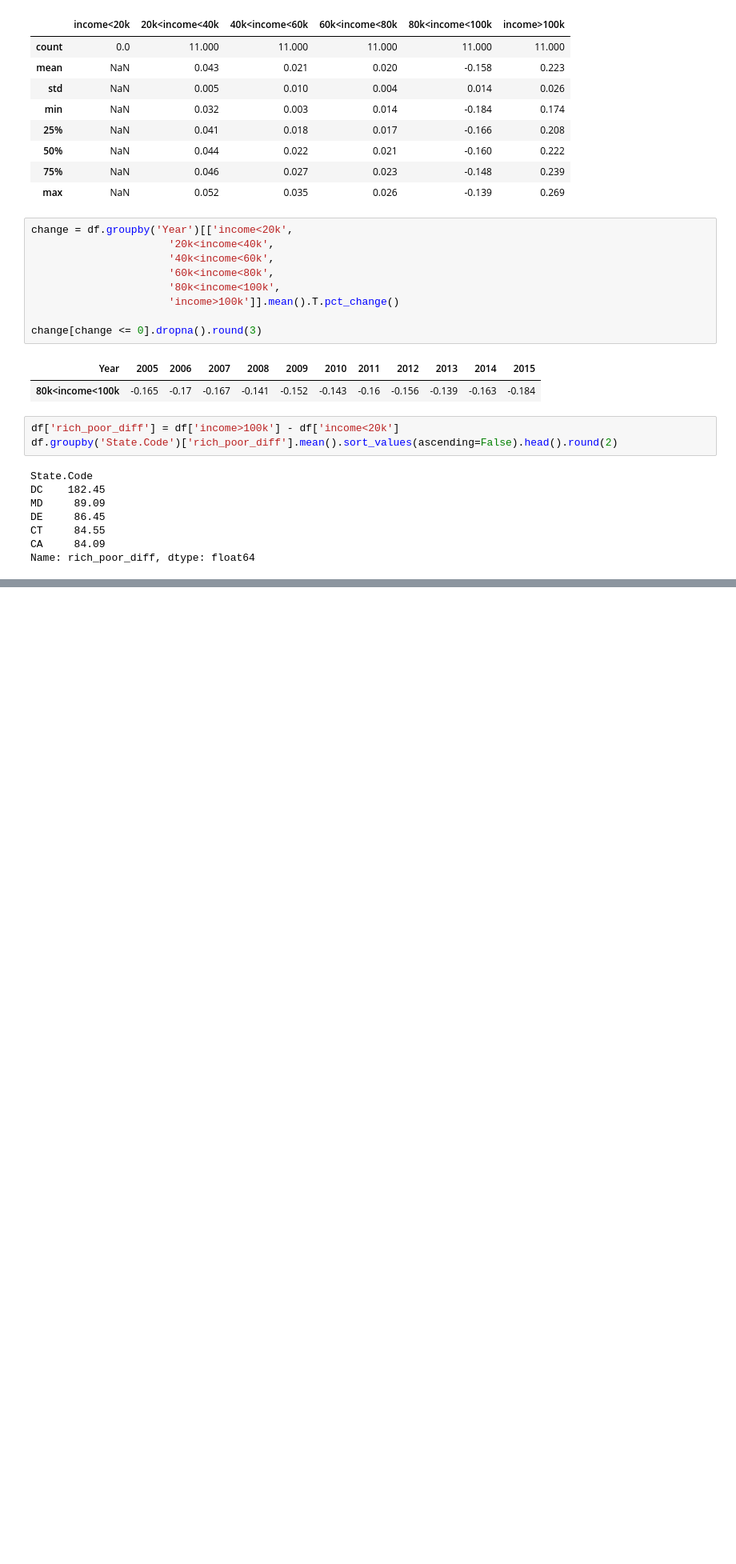
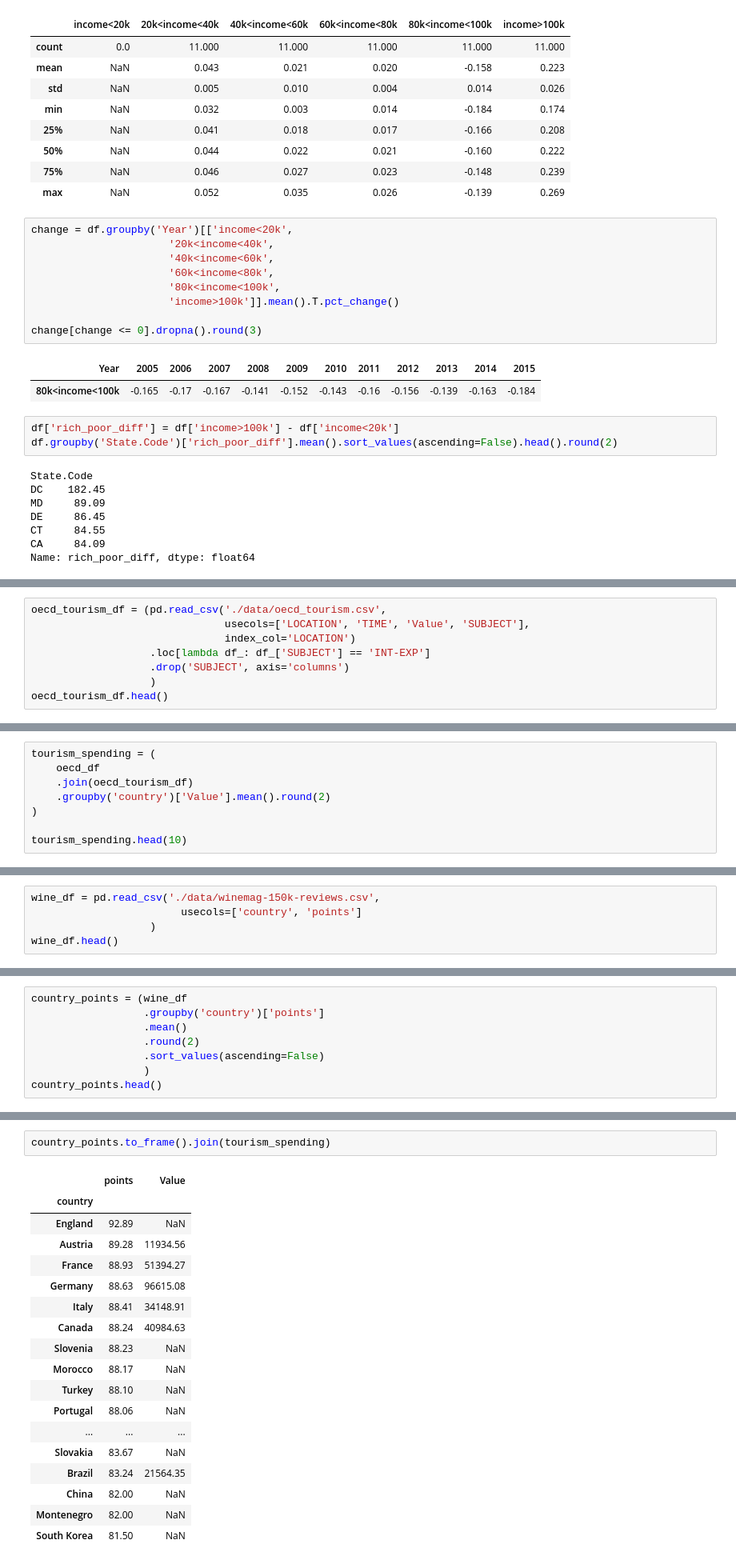
Before and after one commit to valatwork/excel-with-python-and-r, a Jupyter notebook: project/011P-workout-7.ipynb, the cells around one changed output, grey strips where cells are left out. Shown at 80% size. Drawn from its saved outputs; the diff is of its cells as text; blank space fills up the shorter version.

```diff
--- a/project/011P-workout-7.ipynb
+++ b/project/011P-workout-7.ipynb
@@ -421,0 +548,8 @@ Name: rich_poor_diff, dtype: float64
+# %%
+oecd_tourism_df = (pd.read_csv('./data/oecd_tourism.csv',
+                               usecols=['LOCATION', 'TIME', 'Value', 'SUBJECT'],
+                               index_col='LOCATION')
+                   .loc[lambda df_: df_['SUBJECT'] == 'INT-EXP']
+                   .drop('SUBJECT', axis='columns')
+                   )
+oecd_tourism_df.head()
@@ -421,0 +567,8 @@ Name: rich_poor_diff, dtype: float64
+# %%
+tourism_spending = (
+    oecd_df
+    .join(oecd_tourism_df)
+    .groupby('country')['Value'].mean().round(2)
+)
+
+tourism_spending.head(10)
@@ -421,0 +590,5 @@ Name: rich_poor_diff, dtype: float64
+# %%
+wine_df = pd.read_csv('./data/winemag-150k-reviews.csv',
+                        usecols=['country', 'points']
+                   )
+wine_df.head()
@@ -421,0 +604,8 @@ Name: rich_poor_diff, dtype: float64
+# %%
+country_points = (wine_df
+                  .groupby('country')['points']
+                  .mean()
+                  .round(2)
+                  .sort_values(ascending=False)
+                  )
+country_points.head()
@@ -421,0 +626,21 @@ Name: rich_poor_diff, dtype: float64
+# %%
+country_points.to_frame().join(tourism_spending)
+# %% [output]
+|  | points | Value |
+| country |  |  |
+| England | 92.89 | NaN |
+| Austria | 89.28 | 11934.56 |
+| France | 88.93 | 51394.27 |
+| Germany | 88.63 | 96615.08 |
+| Italy | 88.41 | 34148.91 |
+| Canada | 88.24 | 40984.63 |
+| Slovenia | 88.23 | NaN |
+| Morocco | 88.17 | NaN |
+| Turkey | 88.10 | NaN |
+| Portugal | 88.06 | NaN |
+| ... | ... | ... |
+| Slovakia | 83.67 | NaN |
+| Brazil | 83.24 | 21564.35 |
+| China | 82.00 | NaN |
+| Montenegro | 82.00 | NaN |
+| South Korea | 81.50 | NaN |
```
Also changed, not shown: parts of 35 cells of this notebook.
